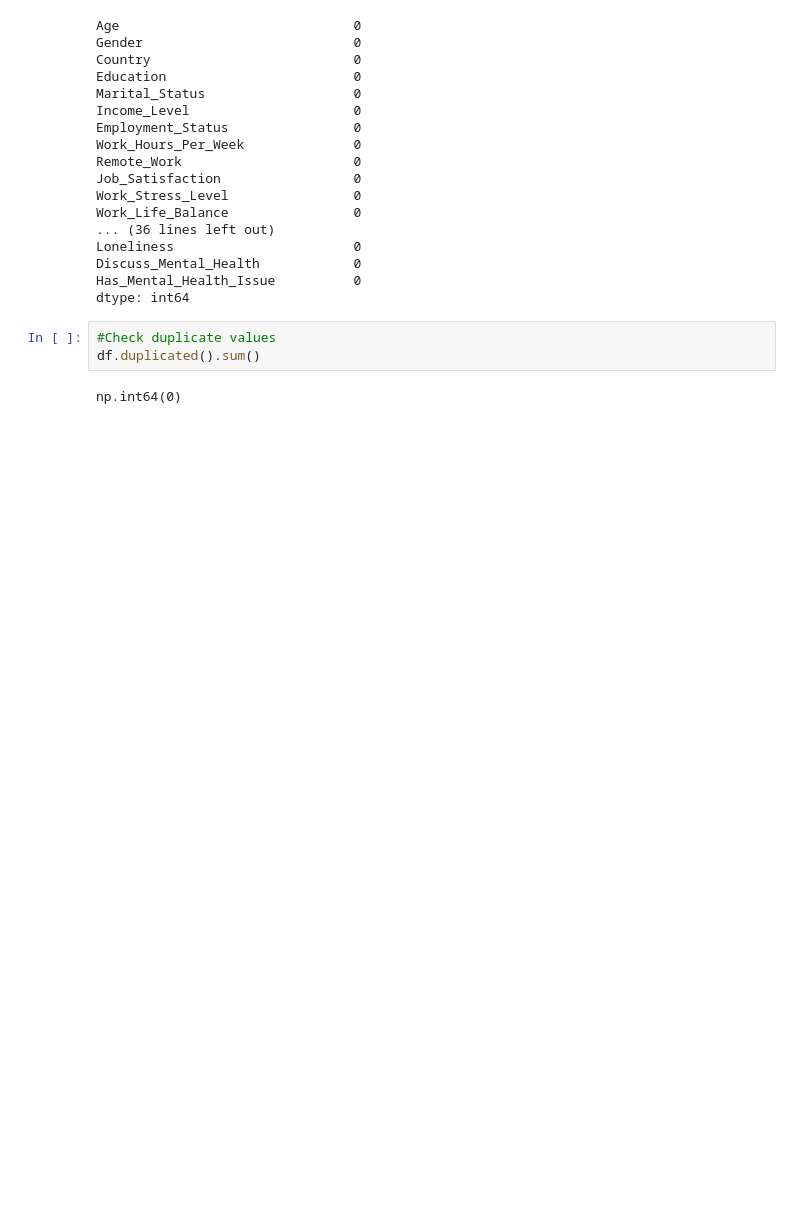
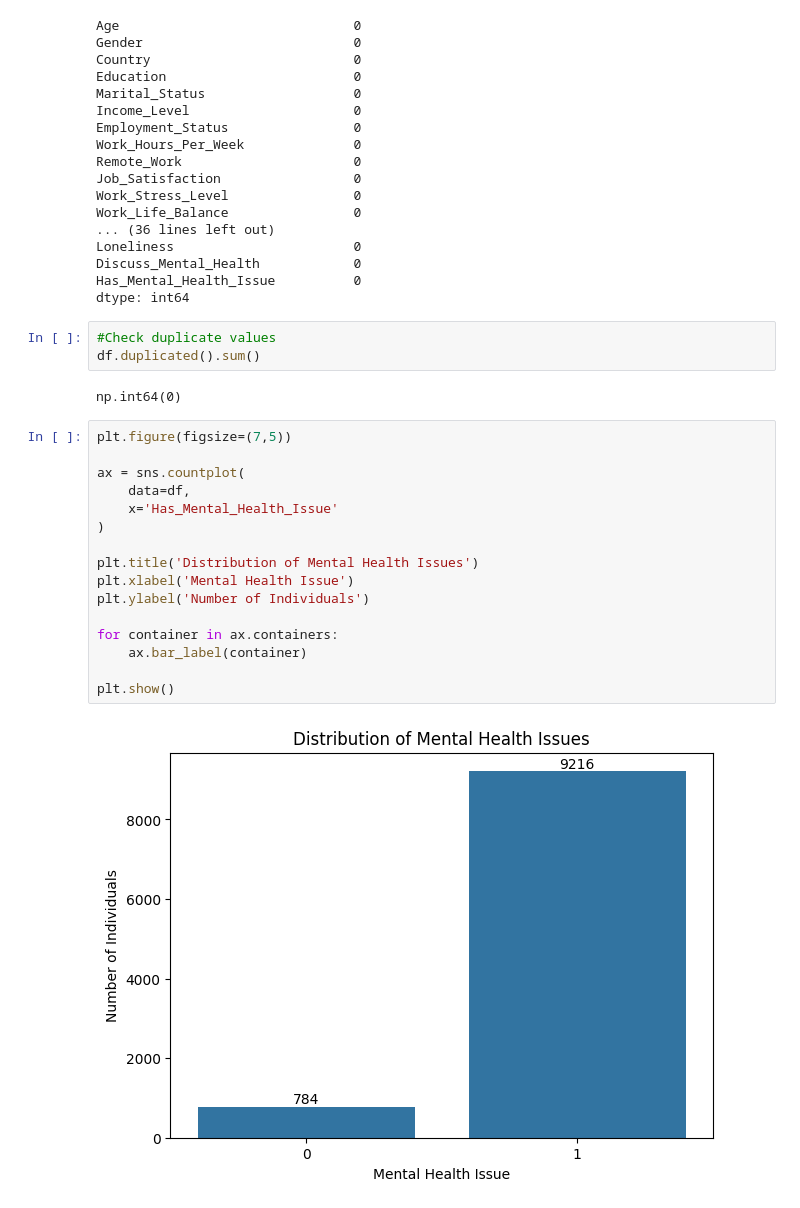
Before and after one commit to samifahim07/PsychWell-Predictive-Modeling, a Jupyter notebook: mental_health.ipynb, the cells around one changed output. Saved outputs shown, nothing was run; the diff lists cells and outputs as text; blank space fills up the shorter version.

```diff
--- a/mental_health.ipynb
+++ b/mental_health.ipynb
@@ -163,3 +163,21 @@ dtype: int64
 df.duplicated().sum()
 # %% [output]
 np.int64(0)
+# %%
+plt.figure(figsize=(7,5))
+
+ax = sns.countplot(
+    data=df,
+    x='Has_Mental_Health_Issue'
+)
+
+plt.title('Distribution of Mental Health Issues')
+plt.xlabel('Mental Health Issue')
+plt.ylabel('Number of Individuals')
+
+for container in ax.containers:
+    ax.bar_label(container)
+
+plt.show()
+# %% [output]
+[figure, added]
```
